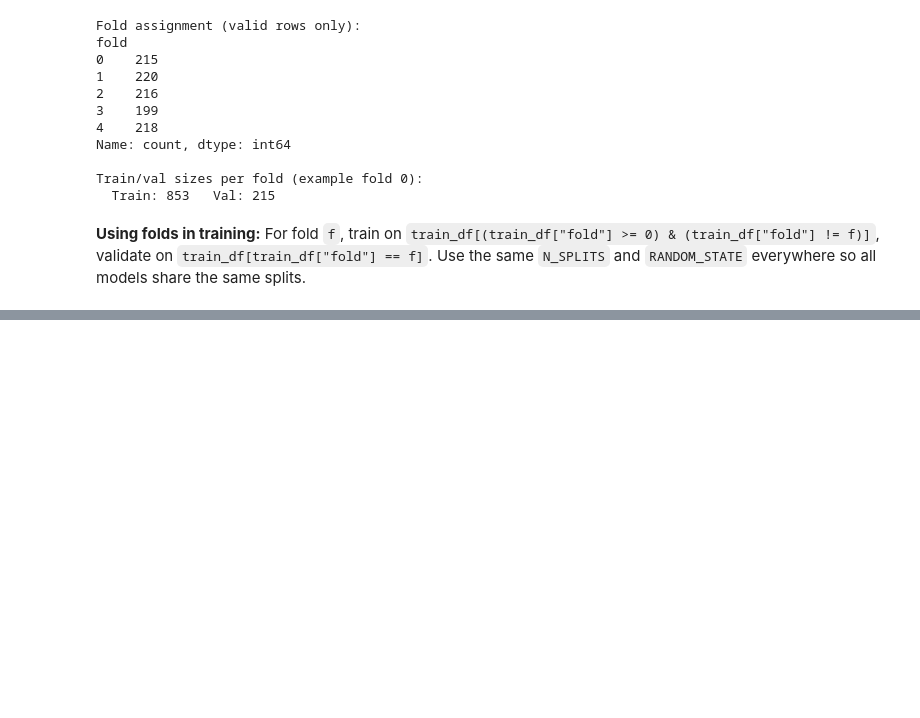
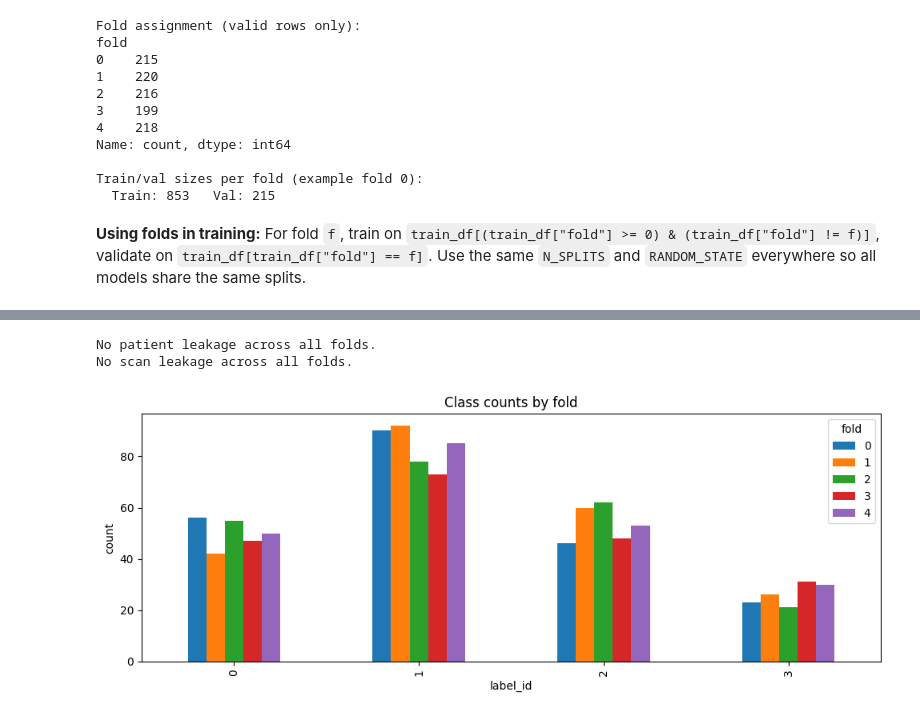
Before and after one commit to sl4shuur/HuggingTripleAces, a Jupyter notebook: ass2/self-supervised.ipynb, the cells around one changed output, grey strips where cells are left out. Saved outputs shown, nothing was run; the diff lists cells and outputs as text; code cells hidden in the pictures; blank space fills up the shorter version.

```diff
--- a/ass2/self-supervised.ipynb
+++ b/ass2/self-supervised.ipynb
@@ -801,0 +570,21 @@ print(submission.head(10))
+# %%
+# Validation diagnostics: fold sizes and class balance
+valid_df = train_df[train_df["fold"] >= 0].copy()
+
+print("Fold sizes:")
+print(valid_df["fold"].value_counts().sort_index())
+print()
+
+fold_class_counts = (
+    valid_df.groupby(["fold", "label_id"])
+    .size()
+    .unstack(fill_value=0)
+    .sort_index()
+)
+print("Class counts per fold:")
+print(fold_class_counts)
+print()
+
+fold_class_ratio = fold_class_counts.div(fold_class_counts.sum(axis=1), axis=0)
+print("Class ratios per fold:")
+print(fold_class_ratio.round(3))
@@ -801,0 +609,26 @@ print(submission.head(10))
+# %%
+# Leakage checks: patient-level and optional scan-level
+for f in sorted(valid_df["fold"].unique()):
+    tr_patients = set(valid_df.loc[valid_df["fold"] != f, "patient_id"])
+    va_patients = set(valid_df.loc[valid_df["fold"] == f, "patient_id"])
+    assert len(tr_patients & va_patients) == 0, f"Leakage in fold {f} by patient_id"
+print("No patient leakage across all folds.")
+
+if "image_id" in valid_df.columns:
+    for f in sorted(valid_df["fold"].unique()):
+        tr_scans = set(valid_df.loc[valid_df["fold"] != f, "image_id"])
+        va_scans = set(valid_df.loc[valid_df["fold"] == f, "image_id"])
+        assert len(tr_scans & va_scans) == 0, f"Leakage in fold {f} by image_id"
+    print("No scan leakage across all folds.")
+# %% [output]
+No patient leakage across all folds.
+No scan leakage across all folds.
+# %%
+ax = fold_class_counts.T.plot(kind="bar", figsize=(10, 4))
+ax.set_title("Class counts by fold")
+ax.set_xlabel("label_id")
+ax.set_ylabel("count")
+plt.tight_layout()
+plt.show()
+# %% [output]
+[figure, added]
```
Also changed, not shown: parts of 38 cells of this notebook.
